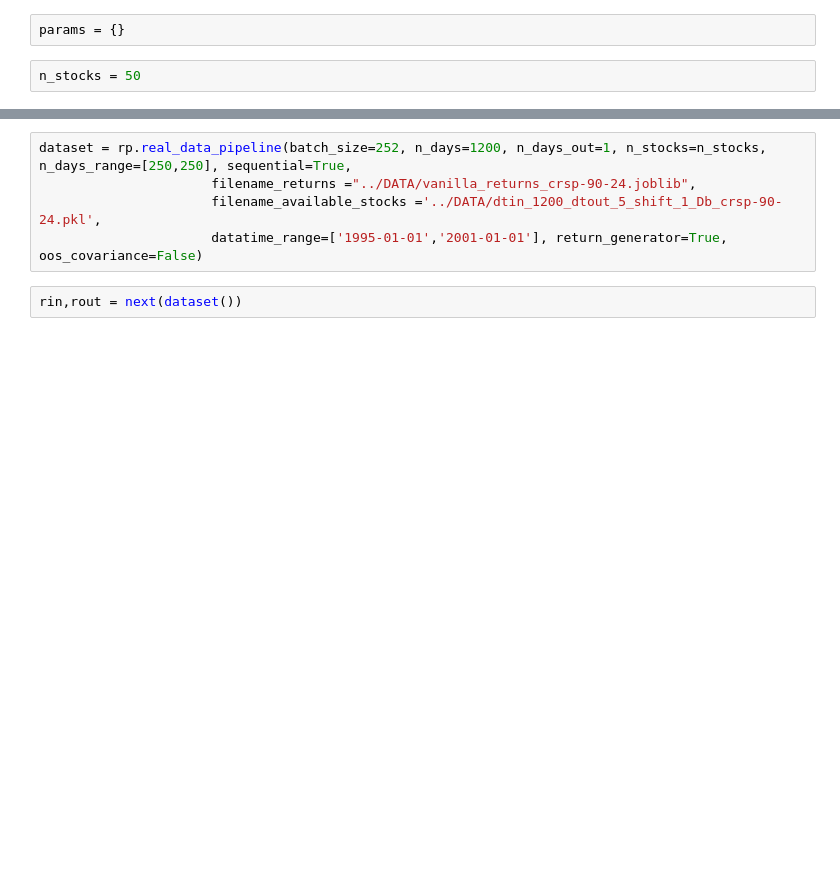
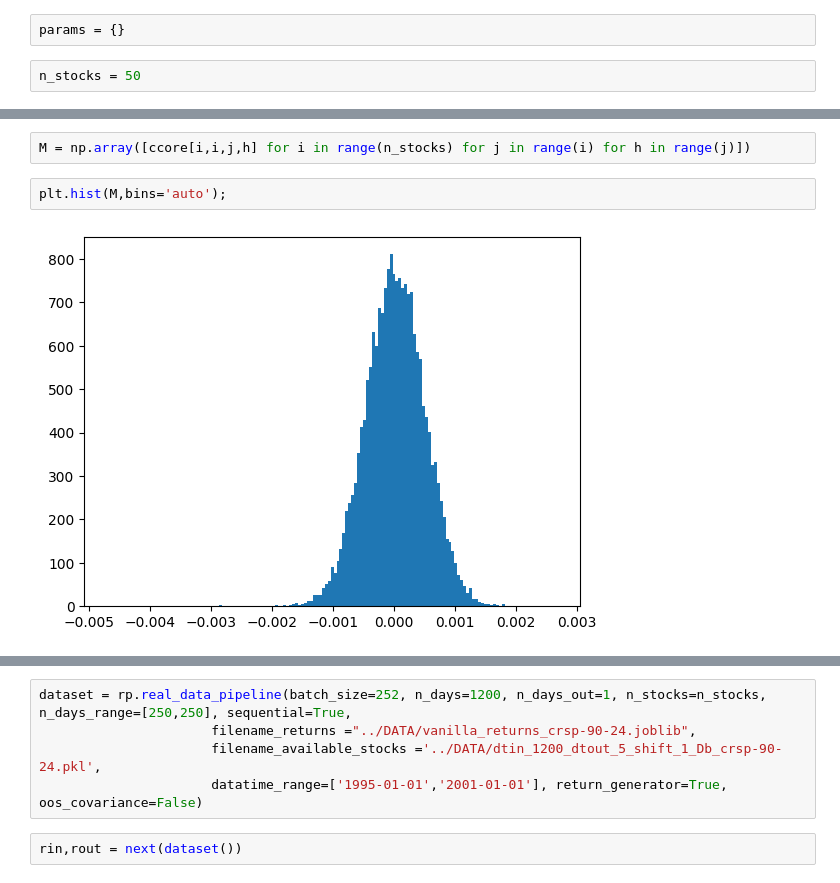
Before and after one commit to bongiornoc/HOAO, a Jupyter notebook: notebooks/TEST.ipynb, the cells around one changed output, grey strips where cells are left out. Saved outputs shown, nothing was run; the diff lists cells and outputs as text; blank space fills up the shorter version.

```diff
--- a/notebooks/TEST.ipynb
+++ b/notebooks/TEST.ipynb
@@ -71,0 +86,6 @@ KeyboardInterrupt:
+# %%
+M = np.array([ccore[i,i,j,h] for i in range(n_stocks) for j in range(i) for h in range(j)])
+# %%
+plt.hist(M,bins='auto');
+# %% [output]
+[figure, added]
```
Also changed, not shown: parts of 12 cells of this notebook, 2 other files.
